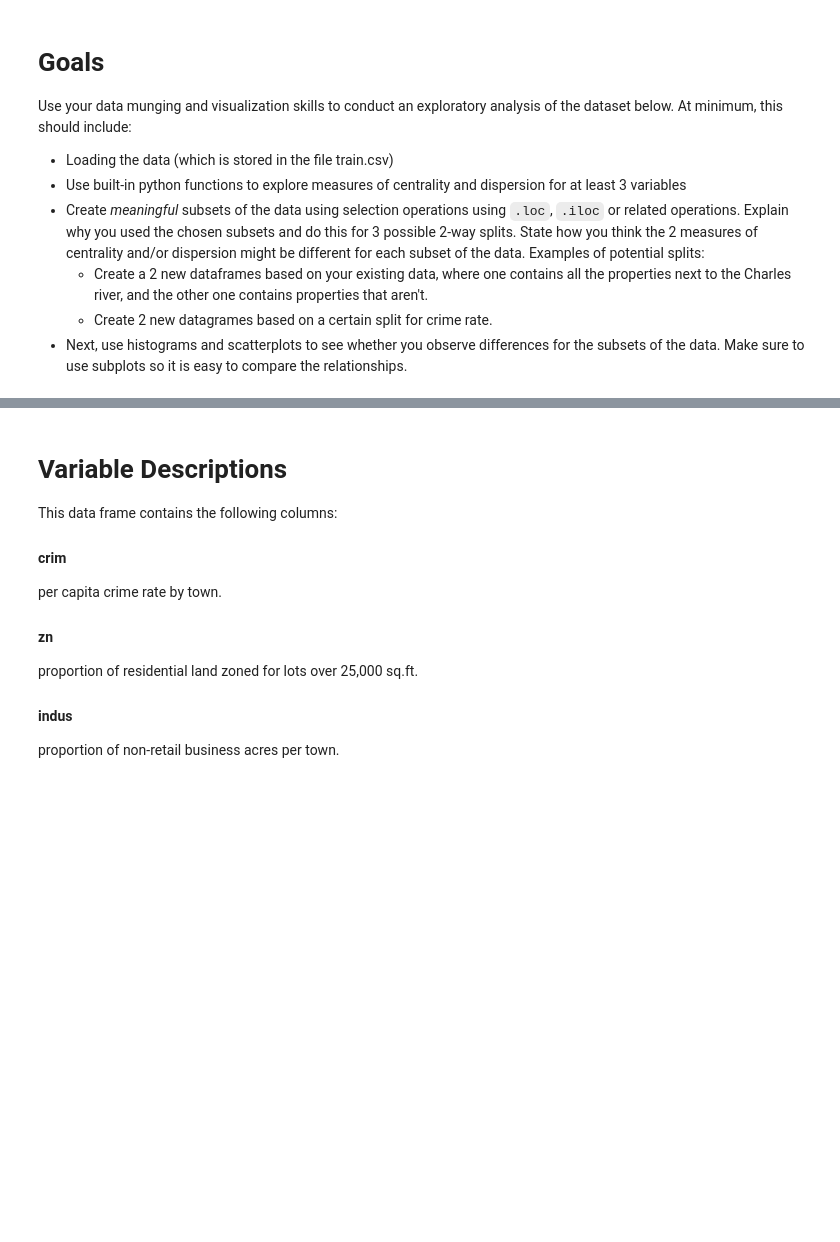
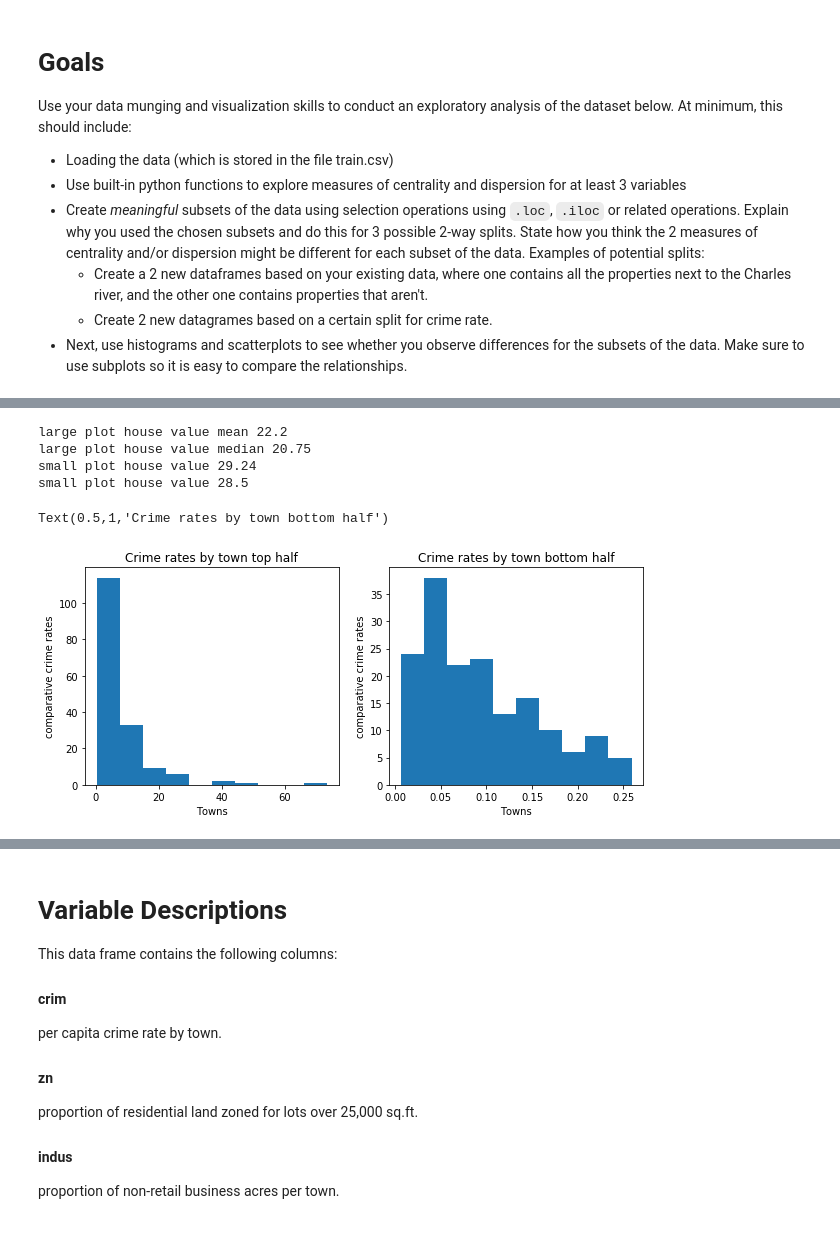
Before and after one commit to Matthew-Daly/dsc-1-03-16-eda-with-pandas-using-the-boston-housing-data-lab-online-ds-pt-112618, a Jupyter notebook: index.ipynb, the cells around one changed output, grey strips where cells are left out. Saved outputs shown, nothing was run; the diff lists cells and outputs as text; code cells hidden in the pictures; blank space fills up the shorter version.

Commit message:
Done, but there is a lot wrong here. Not sure how to fix it.

```diff
--- a/index.ipynb
+++ b/index.ipynb
@@ -23,0 +26,4 @@ dd
+# %%
+#Load data
+df = pd.read_csv('train.csv')
+# df.head()
@@ -23,0 +84,19 @@ dd
+# %%
+# Create meaningful subsets of the data, 1
+# I chose to split the data set top/bottom based upon crime to see if I could find any patterns
+# in their respective crime rates.
+# I chose the median(0.26) rather than the mean(3.36)
+# because it is obvious that the mean is being effected by outliers.
+# I think this is a meaning full split because in looking at the mean and median of the top and bottom
+# the bottom's numbers are stable, mean and median being relatively close, where in the top half, we have a
+# rather large (almost by half) difference between the mean and median.
+# I think this large discrepancy would warrant further investigation.
+top_half_crim = df.loc[df['crim'] > df.crim.median(), ['crim']]
+sorted_top_half_crim = top_half_crim.sort_values('crim', ascending=False)
+bottom_half_crim =  df.loc[df['crim'] < df.crim.median(), ['crim']]
+sorted_bottom_half_crim = bottom_half_crim.sort_values('crim', ascending=True)
+print('bottom mean ' + str(sorted_bottom_half_crim['crim'].mean()))
+print('top mean ' + str(sorted_top_half_crim['crim'].mean()))
+print('bottom median ' + str(sorted_bottom_half_crim['crim'].median()))
+print('top median ' + str(sorted_top_half_crim['crim'].median()))
+sorted_top_half_crim.head()
@@ -23,0 +139,36 @@ dd
+# %%
+#Create meaningful subsets of the data, 3
+# Here I split the data set into two subsets by percentage of residential land zoned for lots over 25,000ft, and
+# and looked at the mean and median house values. I was surprised to see that the small plot group had houses values
+# significantly higher than the large plot group.
+large_plot_house_value = df.loc[df['zn'] < 50, ['medv']]
+small_plot_house_value = df.loc[df['zn'] > 50, ['medv']]
+print('large plot house value mean ' + str(round(large_plot_house_value['medv'].mean(), 2)))
+print('large plot house value median ' + str(round(large_plot_house_value['medv'].median(), 2)))
+print('small plot house value ' + str(round(small_plot_house_value['medv'].mean(), 2)))
+print('small plot house value ' + str(round(small_plot_house_value['medv'].median(), 2)))
+# %% [output]
+large plot house value mean 22.2
+large plot house value median 20.75
+small plot house value 29.24
+small plot house value 28.5
+# %%
+# use histograms and scatterplots to see whether you observe differences for the subsets of the data - 1
+# I know these plots are wrong, especially the x and y ticks, but after many hours I just don't know how to fix them.
+new_figure = plt.figure(figsize=(10, 4))
+ax = new_figure.add_subplot(121)
+ax1 = new_figure.add_subplot(122)
+
+ax.hist(top_half_crim['crim'])
+ax1.hist(bottom_half_crim['crim'])
+
+ax.set_ylabel('comparative crime rates')
+ax.set_xlabel('Towns')
+ax.set_title('Crime rates by town top half')
+
+ax1.set_ylabel('comparative crime rates')
+ax1.set_xlabel('Towns')
+ax1.set_title('Crime rates by town bottom half')
+# %% [output]
+Text(0.5,1,'Crime rates by town bottom half')
+[figure, added]
```
Also changed, not shown: parts of 9 cells of this notebook.
